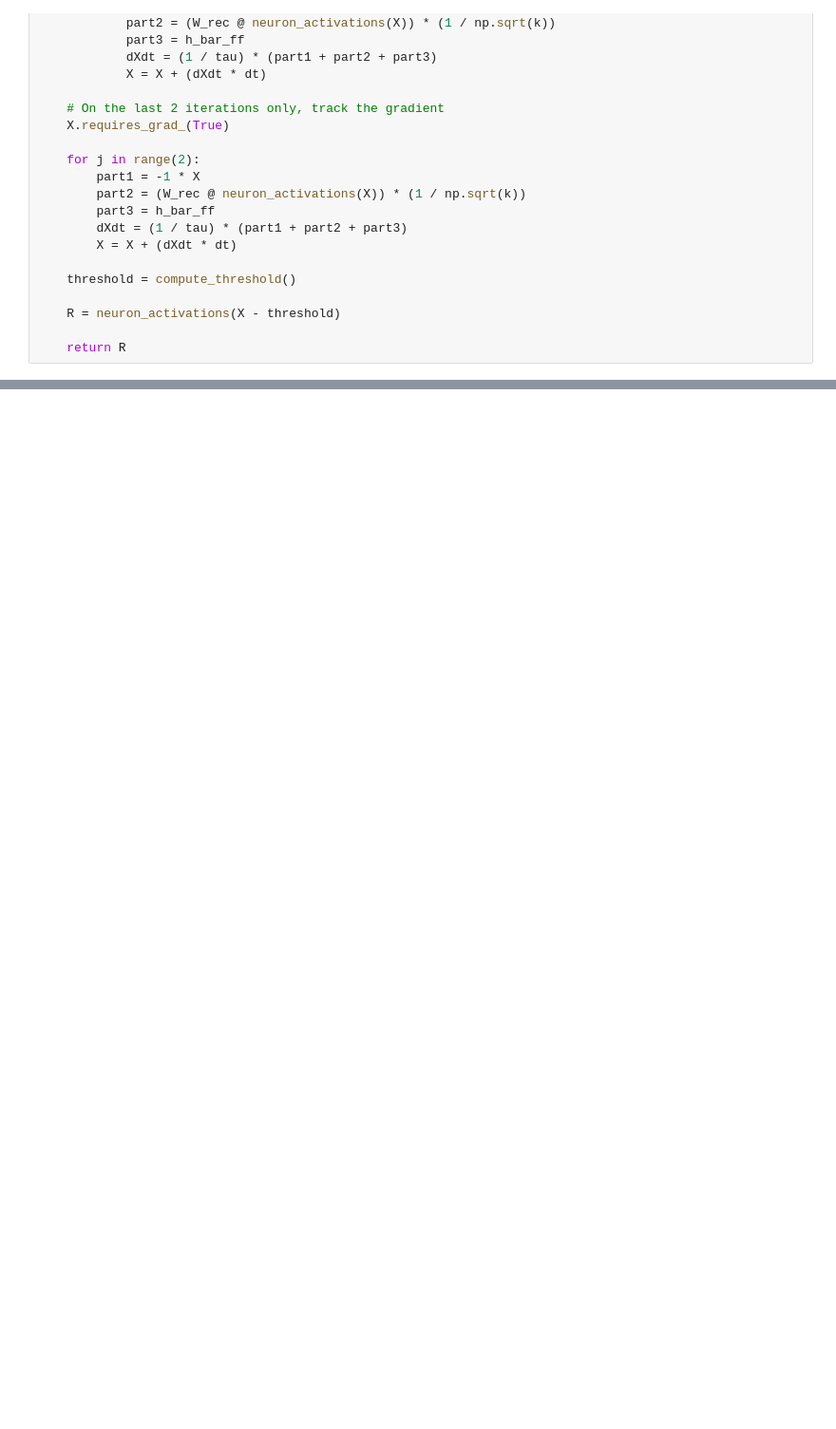
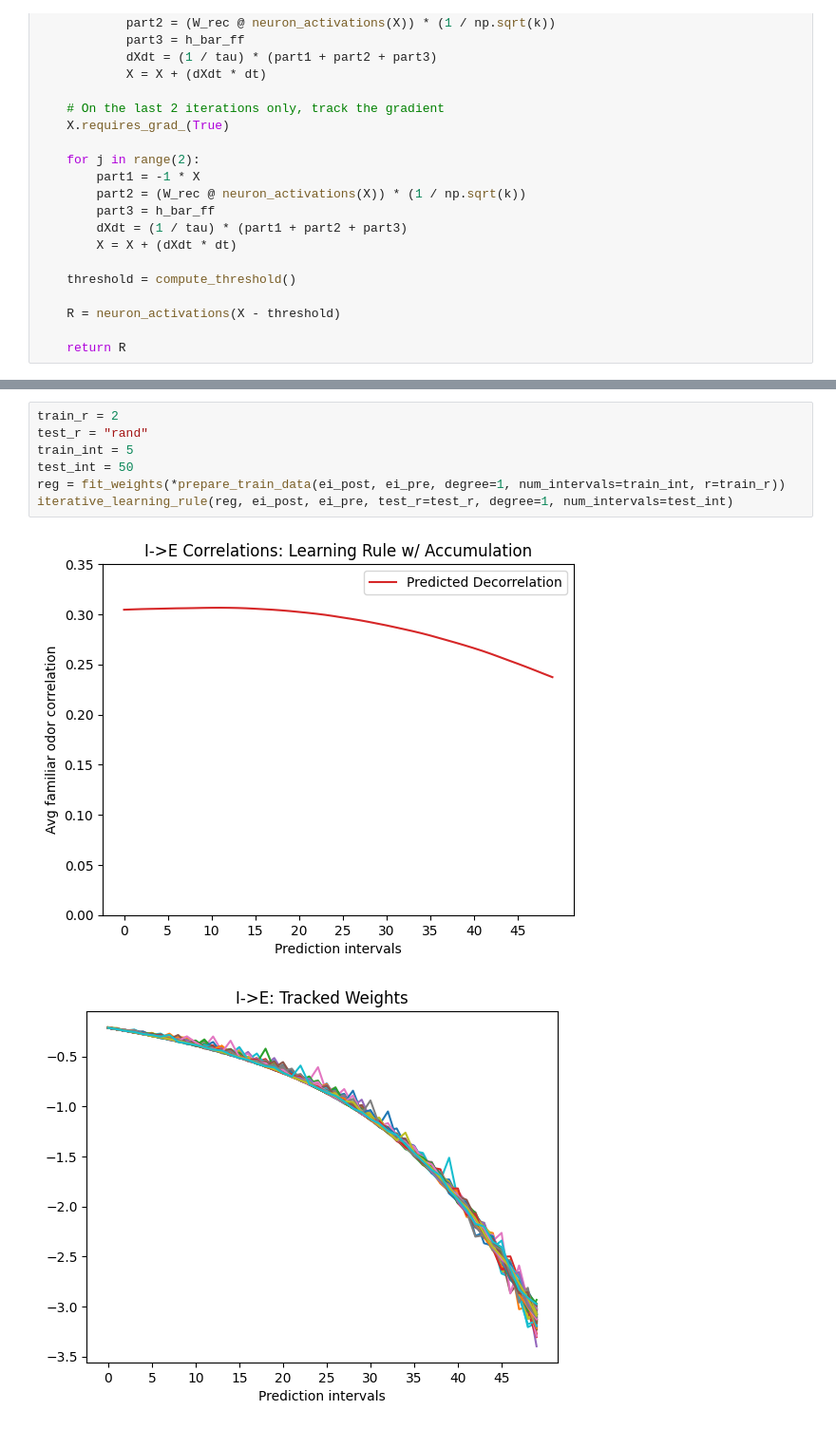
Before and after one commit to ArjunParthasarathy/Piriform-Cortex-Plasticity, a Jupyter notebook: versions/weight_inference/powerseries_weight_change.ipynb, the cells around one changed output, grey strips where cells are left out. Shown at 95% size. Cells and saved outputs as stored; diff of their text form; blank space fills up the shorter version.

```diff
--- a/versions/weight_inference/powerseries_weight_change.ipynb
+++ b/versions/weight_inference/powerseries_weight_change.ipynb
@@ -494,0 +531,10 @@ plt.show()
+# %%
+train_r = 2
+test_r = "rand"
+train_int = 5
+test_int = 50
+reg = fit_weights(*prepare_train_data(ei_post, ei_pre, degree=1, num_intervals=train_int, r=train_r))
+iterative_learning_rule(reg, ei_post, ei_pre, test_r=test_r, degree=1, num_intervals=test_int)
+# %% [output]
+[figure, added]
+[figure, added]
```
Also changed, not shown: parts of 20 cells of this notebook, 17 other files.
